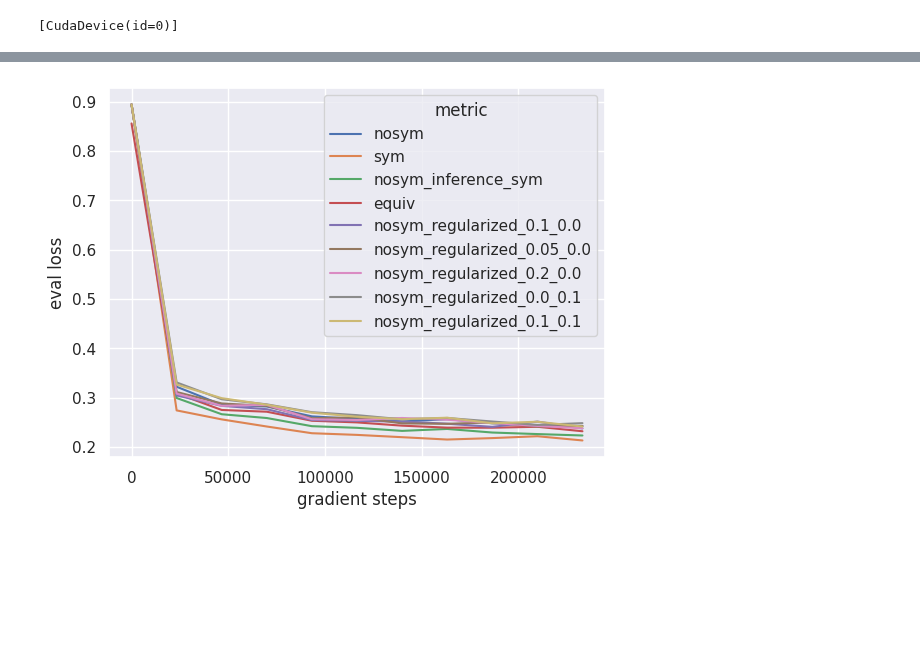
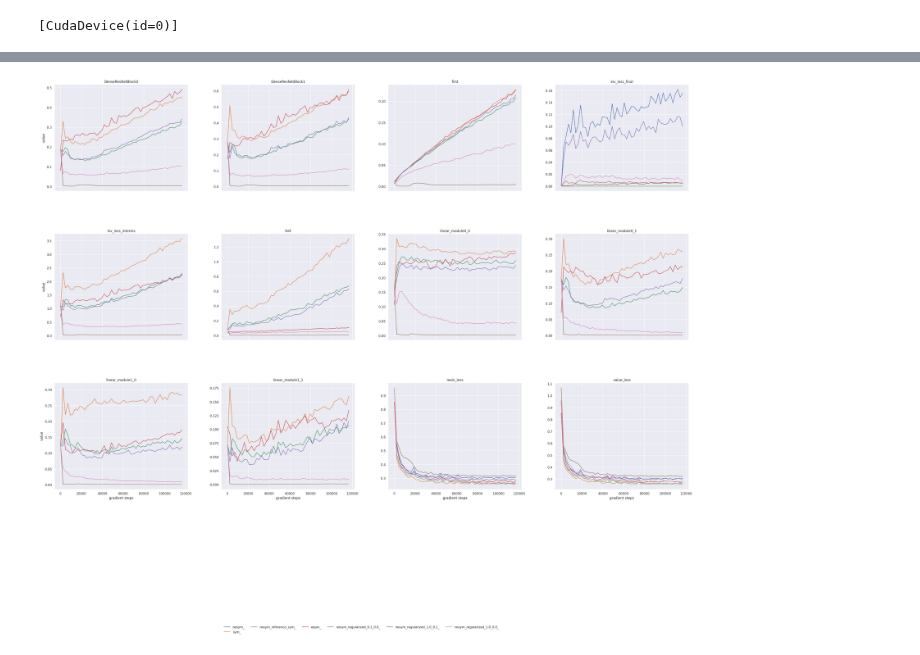
Before and after one commit to Egiob/wss, a Jupyter notebook: wss_connect4.ipynb, the cells around one changed output, grey strips where cells are left out. Saved outputs shown, nothing was run; the diff lists cells and outputs as text; code cells hidden in the pictures; blank space fills up the shorter version.

```diff
--- a/wss_connect4.ipynb
+++ b/wss_connect4.ipynb
@@ -15,13 +15,13 @@ import pandas as pd
 import seaborn as sns
 import tqdm
 from networks import InvariantValueNet, ValueNet
-random_key = jax.random.PRNGKey(0)
+random_key = jax.random.PRNGKey(42)
 # %%
 batch_size = 32
 width = 32
-sym_inv_reg_pairs = [(0.1,0.0), (0.05, 0.0), (0.2, 0.0), (0.0, 0.1),(0.1, 0.1)]
+sym_inv_reg_pairs = [(0.1,0.0), (1.0, 0.1), (1.0, 0.0)] #, (0.2, 0.0), (0.0, 0.1),(0.1, 0.1)]
 value_net_equiv = InvariantValueNet(
-    key=jax.random.PRNGKey(0),
+    key=jax.random.PRNGKey(42),
     in_size=6 * 7 * 2,
     head_depth=2,
     head_width=width,
@@ -37,7 +37,7 @@ value_net_equiv = InvariantValueNet(
 
 
 value_net_nosym = ValueNet(
-    key=jax.random.PRNGKey(0),
+    key=jax.random.PRNGKey(42),
     in_size=6 * 7 * 2,
     head_depth=2,
     head_width=width,
@@ -52,7 +52,7 @@ value_net_nosym = ValueNet(
 )
 
 value_net_sym = ValueNet(
-    key=jax.random.PRNGKey(0),
+    key=jax.random.PRNGKey(42),
     in_size=6 * 7 * 2,
     head_depth=2,
     head_width=width,
@@ -70,7 +70,7 @@ value_net_nosym_regularized_models = []
 for (alpha, interm_alpha) in sym_inv_reg_pairs:
     value_net_nosym_regularized_models.append(
         ValueNet(
-            key=jax.random.PRNGKey(0),
+            key=jax.random.PRNGKey(42),
             in_size=6 * 7 * 2,
             head_depth=2,
             head_width=width,
@@ -198,0 +243,4 @@ for i, (alpha, interm_alpha) in enumerate(sym_inv_reg_pairs):
+# %%
+print(pd.DataFrame(rows))
+metric_keys = eval_lossdict_nosym_regularized.keys()
+print(metric_keys)
@@ -314,14 +381,77 @@ for epoch in tqdm.trange(n_epochs):
 # %%
 df = pd.DataFrame(rows)
-sns.set_theme()
-plot_df = df[df.metric.str.contains("train")]
-
-sns.lineplot(data=plot_df, x="step", y="value", hue="metric")
 
 sns.set_theme()
-plot_df = df[df.metric.str.contains("eval")]
-plot_df.loc[:, "metric"] = plot_df["metric"].apply(lambda x: x.replace("eval_", ""))
-sns.lineplot(data=plot_df, x="step", y="value", hue="metric")
-plt.ylabel("eval loss")
-plt.xlabel("gradient steps")
+plot_df_all = df[df.metric.str.contains("eval")].copy()
+plot_df_all.loc[:, "metric"] = plot_df_all["metric"].str.replace(r"^eval_", "", regex=True)
+
+nrows, ncols = 3, 4
+fig, axes = plt.subplots(
+    nrows,
+    ncols,
+    figsize=(10 * ncols, 10 * nrows),
+    sharex=True,
+    sharey=False,
+)
+axes = axes.ravel()
+
+max_plots = nrows * ncols
+metric_keys = list(metric_keys)
+n_plots = min(len(metric_keys), max_plots)
+
+legend_handles = None
+legend_labels = None
+
+for i in range(n_plots):
+    metricname = metric_keys[i]
+    ax = axes[i]
+
+    plot_df = plot_df_all[plot_df_all.metric.str.endswith(metricname)]
+    sns.lineplot(
+        data=plot_df,
+        x="step",
+        y="value",
+        hue="metric",
+        ax=ax,
+        legend=(i == 0),
+    )
+
+    ax.set_title(metricname)
+
+    if i >= (nrows - 1) * ncols:
+        ax.set_xlabel("gradient steps")
+    else:
+        ax.set_xlabel("")
+
+    if i % ncols != 0:
+        ax.set_ylabel("")
+
+    if i == 0:
+        legend_handles, legend_labels = ax.get_legend_handles_labels()
+        if ax.get_legend() is not None:
+            ax.get_legend().remove()
+    else:
+        if ax.get_legend() is not None:
+            ax.get_legend().remove()
+
+for j in range(n_plots, max_plots):
+    fig.delaxes(axes[j])
+
+legend_labels_short = []
+legend_labels_suffix = legend_labels[0].split("_")[-1]
+for lab in legend_labels:
+    lab = lab.replace(legend_labels_suffix, "")
+    legend_labels_short.append(lab)
+
+if legend_handles and legend_labels:
+    fig.legend(
+        legend_handles,
+        legend_labels_short,
+        loc="lower center",
+        ncol=min(len(legend_labels), 6),
+        frameon=False,
+        bbox_to_anchor=(0.5, -0.02),
+    )
+
+fig.subplots_adjust(bottom=0.22, wspace=0.25, hspace=0.4)
 # %% [output]
@@ -329 +458 @@ Text(0.5, 0, 'gradient steps')
-[figure, old version]
+[figure, new version]
```
Also changed, not shown: parts of 6 cells of this notebook, 2 other files.
